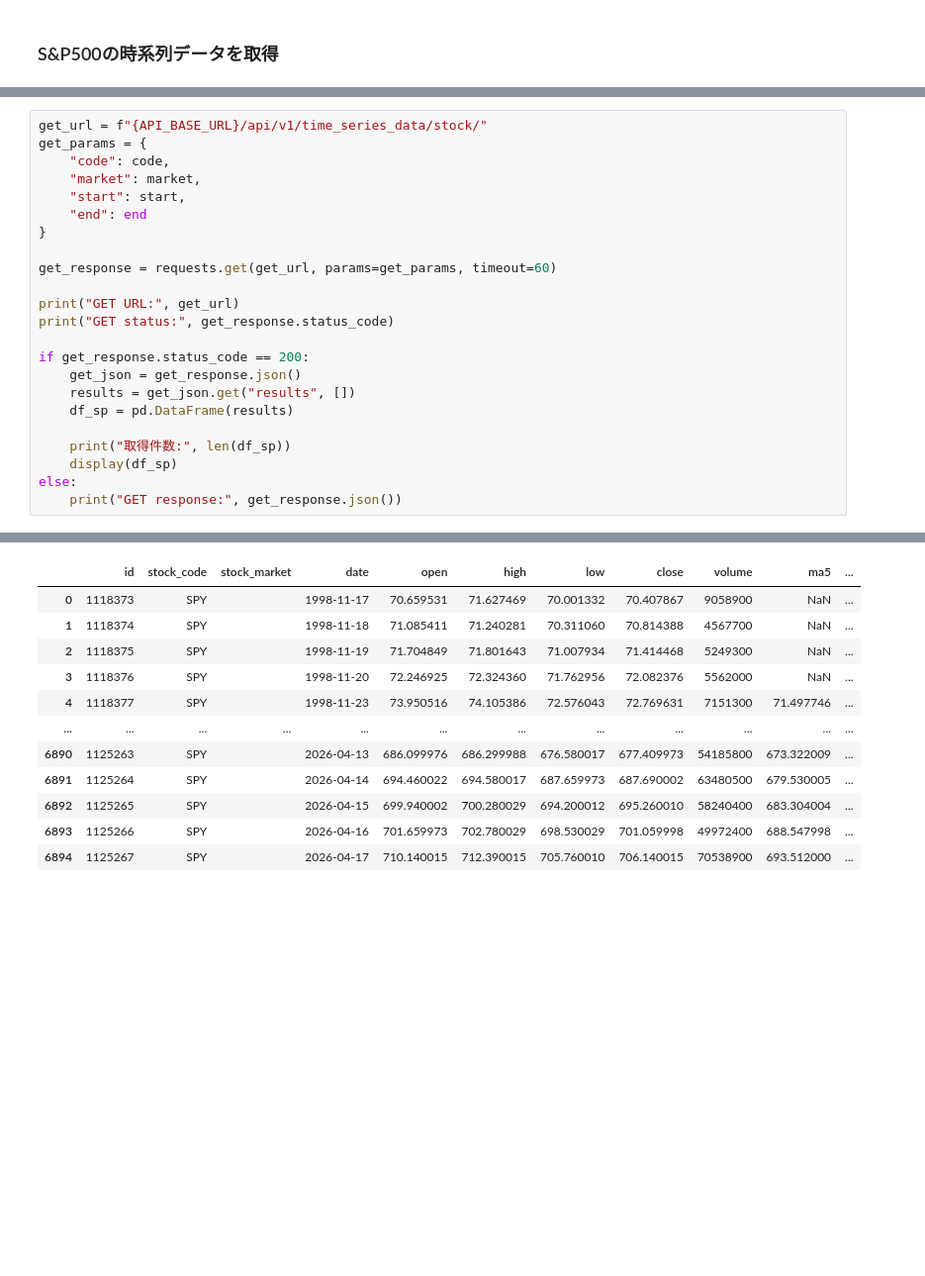
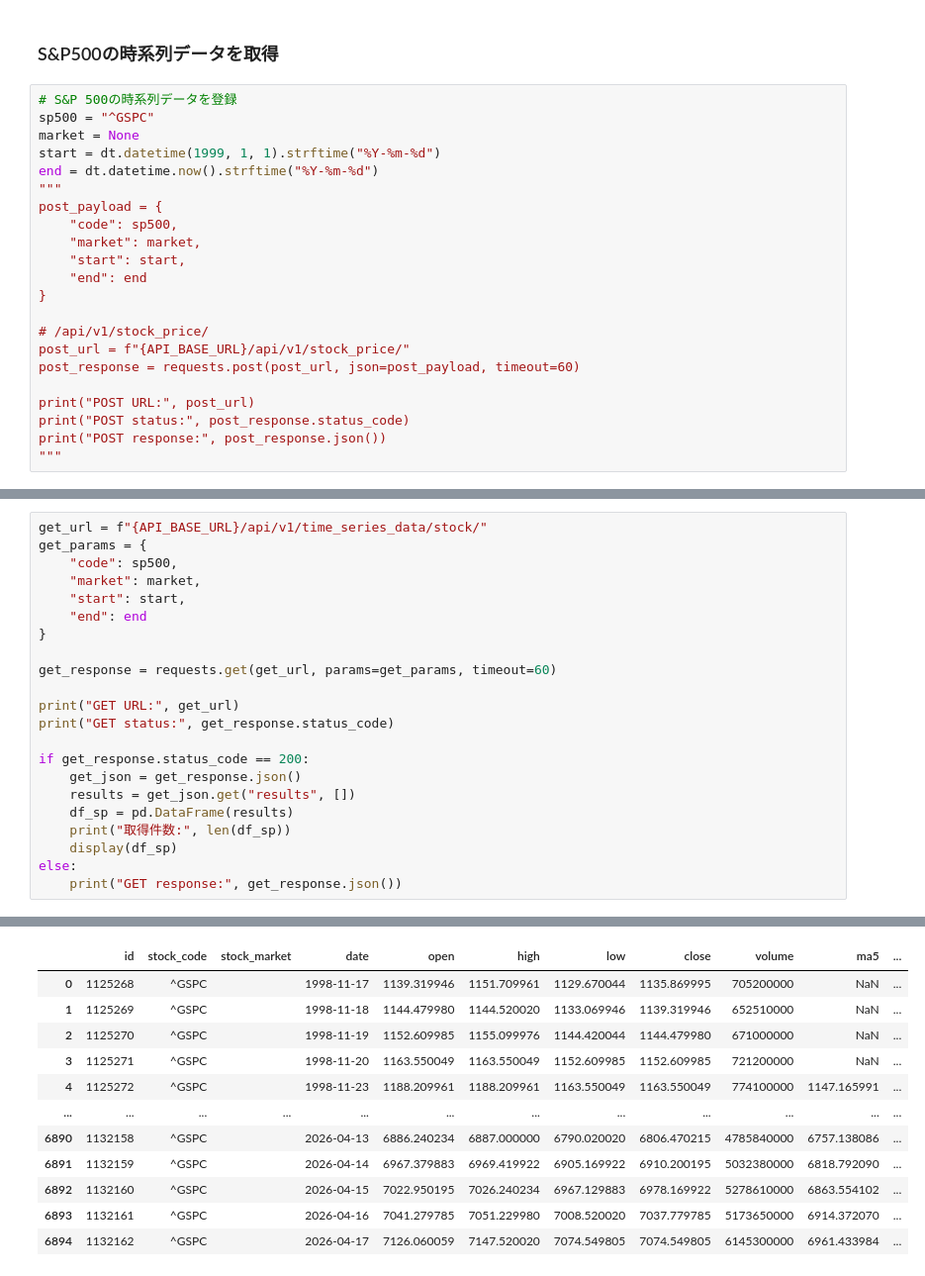
Before and after one commit to nekonabesan/stock_market_analysis, a Jupyter notebook: notebook/stock_02_08_002.ipynb, the cells around one changed output, grey strips where cells are left out. Shown at 99% size. Cells and saved outputs as stored; diff of their text form; blank space fills up the shorter version.

```diff
--- a/notebook/stock_02_08_002.ipynb
+++ b/notebook/stock_02_08_002.ipynb
@@ -47,2 +51,24 @@ print("POST response:", post_response.json())
 # %% [markdown]
 ### S&P500の時系列データを取得
+# %%
+# S&P 500の時系列データを登録
+sp500 = "^GSPC"
+market = None
+start = dt.datetime(1999, 1, 1).strftime("%Y-%m-%d")
+end = dt.datetime.now().strftime("%Y-%m-%d")
+"""
+post_payload = {
+    "code": sp500,
+    "market": market,
+    "start": start,
+    "end": end
+}
+
+# /api/v1/stock_price/
+post_url = f"{API_BASE_URL}/api/v1/stock_price/"
+post_response = requests.post(post_url, json=post_payload, timeout=60)
+
+print("POST URL:", post_url)
+print("POST status:", post_response.status_code)
+print("POST response:", post_response.json())
+"""
@@ -49,40 +77,39 @@ print("POST response:", post_response.json())
 # %%
 get_url = f"{API_BASE_URL}/api/v1/time_series_data/stock/"
 get_params = {
-    "code": code,
+    "code": sp500,
     "market": market,
     "start": start,
     "end": end
 }
 
 get_response = requests.get(get_url, params=get_params, timeout=60)
 
 print("GET URL:", get_url)
 print("GET status:", get_response.status_code)
 
 if get_response.status_code == 200:
     get_json = get_response.json()
     results = get_json.get("results", [])
     df_sp = pd.DataFrame(results)
-
     print("取得件数:", len(df_sp))
     display(df_sp)
 else:
     print("GET response:", get_response.json())
 # %% [output]
 GET URL: http://api:8000/api/v1/time_series_data/stock/
 GET status: 200
 取得件数: 6895
 |  | id | stock_code | stock_market | date | open | high | low | close | volume | ma5 | ... |
-| 0 | 1118373 | SPY |  | 1998-11-17 | 70.659531 | 71.627469 | 70.001332 | 70.407867 | 9058900 | NaN | ... |
-| 1 | 1118374 | SPY |  | 1998-11-18 | 71.085411 | 71.240281 | 70.311060 | 70.814388 | 4567700 | NaN | ... |
-| 2 | 1118375 | SPY |  | 1998-11-19 | 71.704849 | 71.801643 | 71.007934 | 71.414468 | 5249300 | NaN | ... |
-| 3 | 1118376 | SPY |  | 1998-11-20 | 72.246925 | 72.324360 | 71.762956 | 72.082376 | 5562000 | NaN | ... |
-| 4 | 1118377 | SPY |  | 1998-11-23 | 73.950516 | 74.105386 | 72.576043 | 72.769631 | 7151300 | 71.497746 | ... |
+| 0 | 1125268 | ^GSPC |  | 1998-11-17 | 1139.319946 | 1151.709961 | 1129.670044 | 1135.869995 | 705200000 | NaN | ... |
+| 1 | 1125269 | ^GSPC |  | 1998-11-18 | 1144.479980 | 1144.520020 | 1133.069946 | 1139.319946 | 652510000 | NaN | ... |
+| 2 | 1125270 | ^GSPC |  | 1998-11-19 | 1152.609985 | 1155.099976 | 1144.420044 | 1144.479980 | 671000000 | NaN | ... |
+| 3 | 1125271 | ^GSPC |  | 1998-11-20 | 1163.550049 | 1163.550049 | 1152.609985 | 1152.609985 | 721200000 | NaN | ... |
+| 4 | 1125272 | ^GSPC |  | 1998-11-23 | 1188.209961 | 1188.209961 | 1163.550049 | 1163.550049 | 774100000 | 1147.165991 | ... |
 | ... | ... | ... | ... | ... | ... | ... | ... | ... | ... | ... | ... |
-| 6890 | 1125263 | SPY |  | 2026-04-13 | 686.099976 | 686.299988 | 676.580017 | 677.409973 | 54185800 | 673.322009 | ... |
-| 6891 | 1125264 | SPY |  | 2026-04-14 | 694.460022 | 694.580017 | 687.659973 | 687.690002 | 63480500 | 679.530005 | ... |
-| 6892 | 1125265 | SPY |  | 2026-04-15 | 699.940002 | 700.280029 | 694.200012 | 695.260010 | 58240400 | 683.304004 | ... |
-| 6893 | 1125266 | SPY |  | 2026-04-16 | 701.659973 | 702.780029 | 698.530029 | 701.059998 | 49972400 | 688.547998 | ... |
-| 6894 | 1125267 | SPY |  | 2026-04-17 | 710.140015 | 712.390015 | 705.760010 | 706.140015 | 70538900 | 693.512000 | ... |
+| 6890 | 1132158 | ^GSPC |  | 2026-04-13 | 6886.240234 | 6887.000000 | 6790.020020 | 6806.470215 | 4785840000 | 6757.138086 | ... |
+| 6891 | 1132159 | ^GSPC |  | 2026-04-14 | 6967.379883 | 6969.419922 | 6905.169922 | 6910.200195 | 5032380000 | 6818.792090 | ... |
+| 6892 | 1132160 | ^GSPC |  | 2026-04-15 | 7022.950195 | 7026.240234 | 6967.129883 | 6978.169922 | 5278610000 | 6863.554102 | ... |
+| 6893 | 1132161 | ^GSPC |  | 2026-04-16 | 7041.279785 | 7051.229980 | 7008.520020 | 7037.779785 | 5173650000 | 6914.372070 | ... |
+| 6894 | 1132162 | ^GSPC |  | 2026-04-17 | 7126.060059 | 7147.520020 | 7074.549805 | 7074.549805 | 6145300000 | 6961.433984 | ... |
 6895 rows × 37 columns
```
Also changed, not shown: parts of 21 cells of this notebook, 1 other file.
